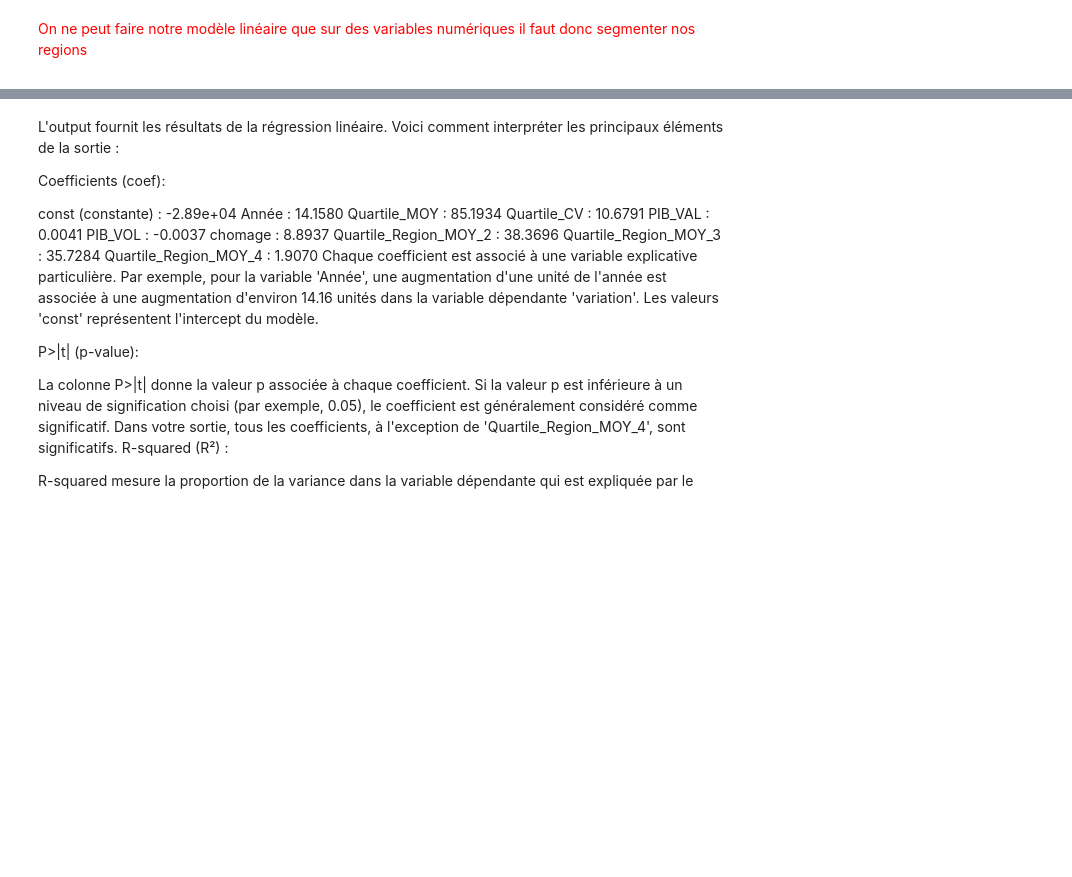
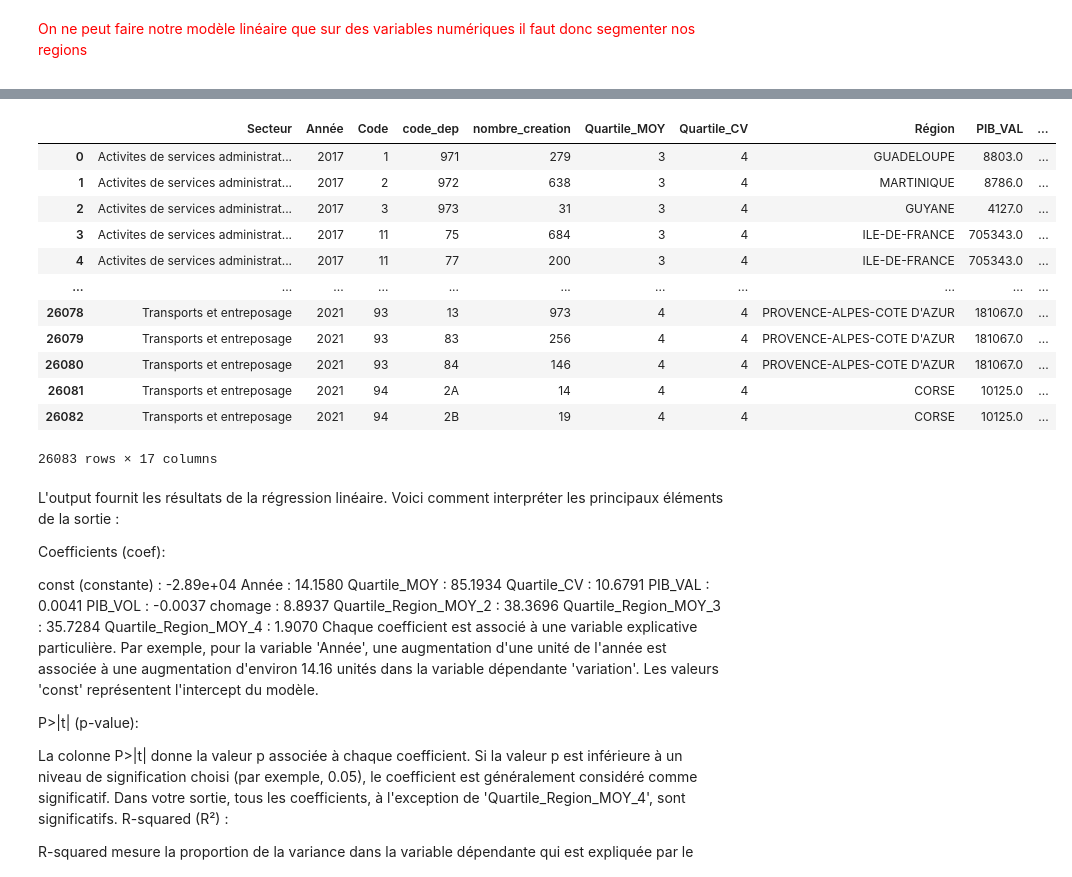
Before and after one commit to SamyaAmernis/DRiM-Challenge, a Jupyter notebook: modele_1.ipynb, the cells around one changed output, grey strips where cells are left out. Saved outputs shown, nothing was run; the diff lists cells and outputs as text; code cells hidden in the pictures; blank space fills up the shorter version.

Commit message:
ajout du dictionnaire de catégorisation de secteurs

```diff
--- a/modele_1.ipynb
+++ b/modele_1.ipynb
@@ -155,3 +645,42 @@ df_merged_4_h1.info()
+# %%
+# Dictionnaire de catégorisation des secteurs
+sector_categories = {
+    'Industries extractives': 'Agriculture',
+    'Construction': 'Construction',
+    'Industrie manufacturiere': 'Industrie',
+    'Activites financieres et d\'assurance': 'Services principalement marchands',
+    "Commerce reparation d'automobiles et de motocycles": 'Services principalement marchands',
+    'Information et communication': 'Services principalement marchands',
+    'Transports et entreposage': 'Services principalement marchands',
+    'Activites de services administratifs et de soutien': 'Services principalement non marchands',
+    'Activites immobilieres': 'Services principalement non marchands',
+    'Activites specialisees scientifiques et techniques': 'Services principalement non marchands',
+    'Administration publique': 'Services principalement non marchands',
+    'Arts spectacles et activites recreatives': 'Services principalement non marchands',
+    'Autres activites de services': 'Services principalement non marchands',
+    'Enseignement': 'Services principalement non marchands',
+    'Hebergement et restauration': 'Services principalement non marchands',
+    'Sante humaine et action sociale': 'Services principalement non marchands'
+}
+
+# Appliquer la catégorisation en utilisant le dictionnaire
+df_merged_4_h1['Categorie_Secteur'] = df_merged_4_h1['Secteur'].map(sector_categories)
+# %%
+df_merged_4_h1
+# %% [output]
+|  | Secteur | Année | Code | code_dep | nombre_creation | Quartile_MOY | Quartile_CV | Région | PIB_VAL | ... |
+| 0 | Activites de services administrat... | 2017 | 1 | 971 | 279 | 3 | 4 | GUADELOUPE | 8803.0 | ... |
+| 1 | Activites de services administrat... | 2017 | 2 | 972 | 638 | 3 | 4 | MARTINIQUE | 8786.0 | ... |
+| 2 | Activites de services administrat... | 2017 | 3 | 973 | 31 | 3 | 4 | GUYANE | 4127.0 | ... |
+| 3 | Activites de services administrat... | 2017 | 11 | 75 | 684 | 3 | 4 | ILE-DE-FRANCE | 705343.0 | ... |
+| 4 | Activites de services administrat... | 2017 | 11 | 77 | 200 | 3 | 4 | ILE-DE-FRANCE | 705343.0 | ... |
+| ... | ... | ... | ... | ... | ... | ... | ... | ... | ... | ... |
+| 26078 | Transports et entreposage | 2021 | 93 | 13 | 973 | 4 | 4 | PROVENCE-ALPES-COTE D'AZUR | 181067.0 | ... |
+| 26079 | Transports et entreposage | 2021 | 93 | 83 | 256 | 4 | 4 | PROVENCE-ALPES-COTE D'AZUR | 181067.0 | ... |
+| 26080 | Transports et entreposage | 2021 | 93 | 84 | 146 | 4 | 4 | PROVENCE-ALPES-COTE D'AZUR | 181067.0 | ... |
+| 26081 | Transports et entreposage | 2021 | 94 | 2A | 14 | 4 | 4 | CORSE | 10125.0 | ... |
+| 26082 | Transports et entreposage | 2021 | 94 | 2B | 19 | 4 | 4 | CORSE | 10125.0 | ... |
+26083 rows × 17 columns
 # %%
 from sklearn.model_selection import train_test_split
 from sklearn.linear_model import LinearRegression
```
Also changed, not shown: parts of 37 cells of this notebook.
